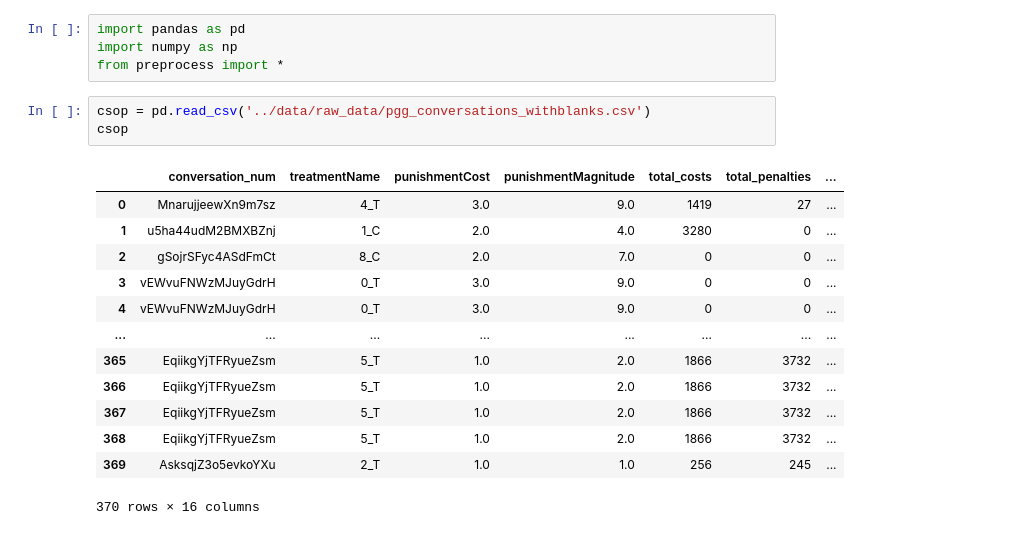
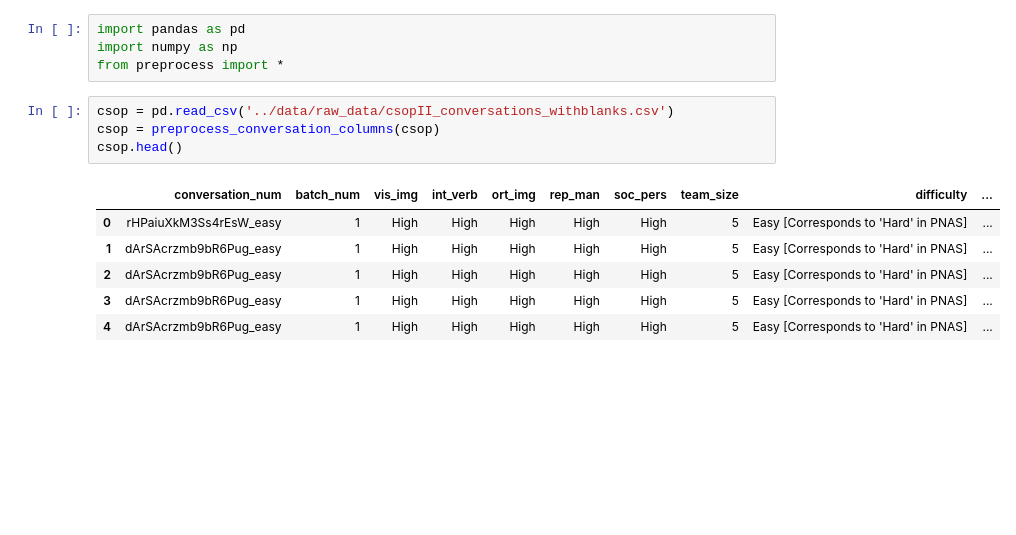
Before and after one commit to Watts-Lab/team_comm_tools, a Jupyter notebook: feature_engine/utils/time_chunking_dev.ipynb, the cells around one changed output. Cells and saved outputs as stored; diff of their text form; blank space fills up the shorter version.

```diff
--- a/feature_engine/utils/time_chunking_dev.ipynb
+++ b/feature_engine/utils/time_chunking_dev.ipynb
@@ -5,19 +5,13 @@ import pandas as pd
 import numpy as np
 from preprocess import *
 # %%
-csop = pd.read_csv('../data/raw_data/pgg_conversations_withblanks.csv')
-csop
+csop = pd.read_csv('../data/raw_data/csopII_conversations_withblanks.csv')
+csop = preprocess_conversation_columns(csop)
+csop.head()
 # %% [output]
-|  | conversation_num | treatmentName | punishmentCost | punishmentMagnitude | total_costs | total_penalties | ... |
-| 0 | MnarujjeewXn9m7sz | 4_T | 3.0 | 9.0 | 1419 | 27 | ... |
-| 1 | u5ha44udM2BMXBZnj | 1_C | 2.0 | 4.0 | 3280 | 0 | ... |
-| 2 | gSojrSFyc4ASdFmCt | 8_C | 2.0 | 7.0 | 0 | 0 | ... |
-| 3 | vEWvuFNWzMJuyGdrH | 0_T | 3.0 | 9.0 | 0 | 0 | ... |
-| 4 | vEWvuFNWzMJuyGdrH | 0_T | 3.0 | 9.0 | 0 | 0 | ... |
-| ... | ... | ... | ... | ... | ... | ... | ... |
-| 365 | EqiikgYjTFRyueZsm | 5_T | 1.0 | 2.0 | 1866 | 3732 | ... |
-| 366 | EqiikgYjTFRyueZsm | 5_T | 1.0 | 2.0 | 1866 | 3732 | ... |
-| 367 | EqiikgYjTFRyueZsm | 5_T | 1.0 | 2.0 | 1866 | 3732 | ... |
-| 368 | EqiikgYjTFRyueZsm | 5_T | 1.0 | 2.0 | 1866 | 3732 | ... |
-| 369 | AsksqjZ3o5evkoYXu | 2_T | 1.0 | 1.0 | 256 | 245 | ... |
+|  | conversation_num | batch_num | vis_img | int_verb | ort_img | rep_man | soc_pers | team_size | difficulty | ... |
+| 0 | rHPaiuXkM3Ss4rEsW_easy | 1 | High | High | High | High | High | 5 | Easy [Corresponds to 'Hard' in PNAS] | ... |
+| 1 | dArSAcrzmb9bR6Pug_easy | 1 | High | High | High | High | High | 5 | Easy [Corresponds to 'Hard' in PNAS] | ... |
+| 2 | dArSAcrzmb9bR6Pug_easy | 1 | High | High | High | High | High | 5 | Easy [Corresponds to 'Hard' in PNAS] | ... |
+| 3 | dArSAcrzmb9bR6Pug_easy | 1 | High | High | High | High | High | 5 | Easy [Corresponds to 'Hard' in PNAS] | ... |
+| 4 | dArSAcrzmb9bR6Pug_easy | 1 | High | High | High | High | High | 5 | Easy [Corresponds to 'Hard' in PNAS] | ... |
-370 rows × 16 columns
```
Also changed, not shown: parts of 12 cells of this notebook, 2 other files.
